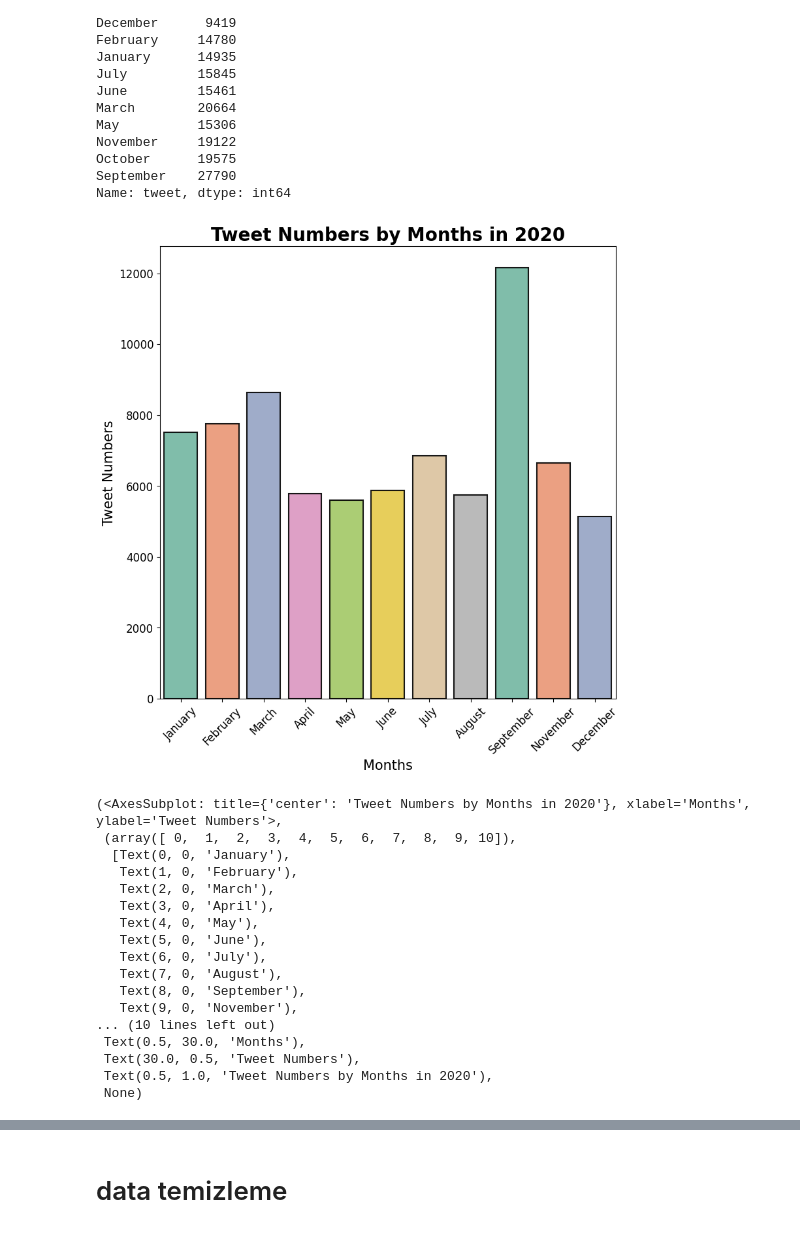
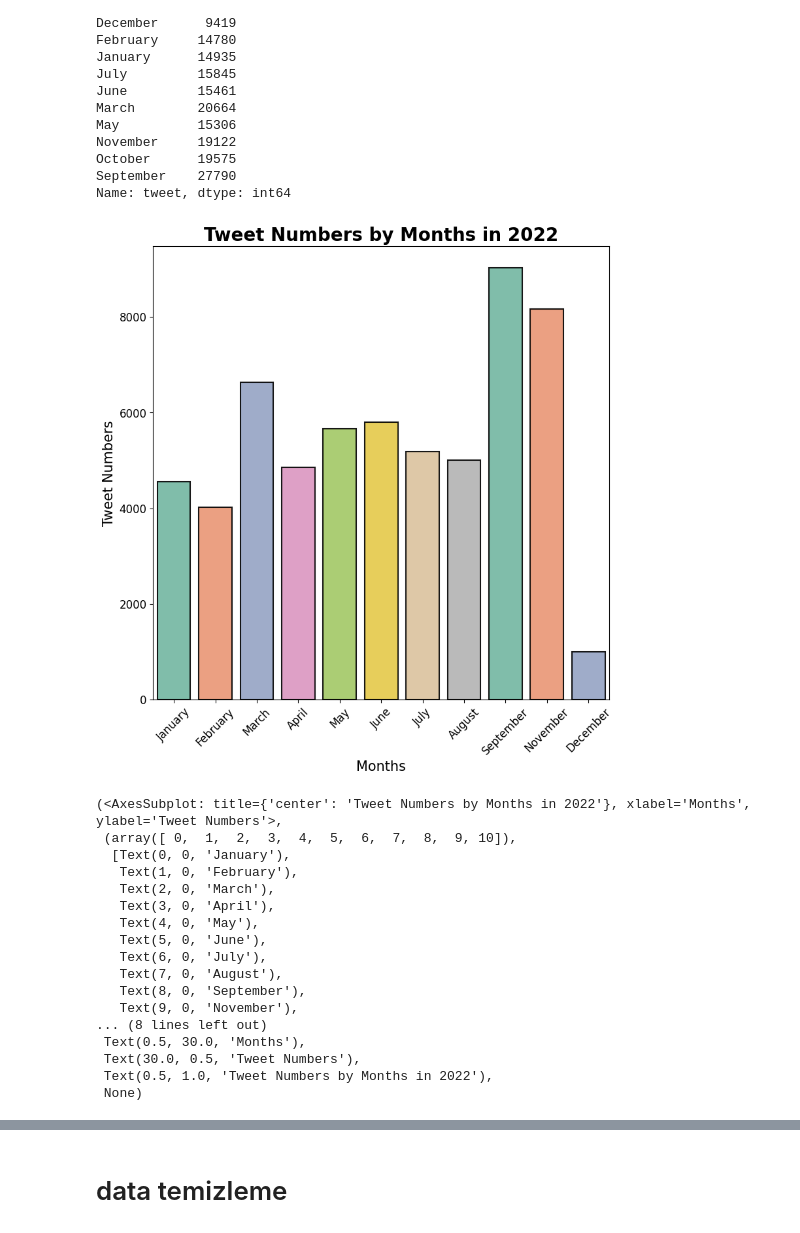
Before and after one commit to bunyaminkeles/tweet_analysis, a Jupyter notebook: analiz-1.ipynb, the cells around one changed output, grey strips where cells are left out. Saved outputs shown, nothing was run; the diff lists cells and outputs as text; code cells hidden in the pictures.

```diff
--- a/analiz-1.ipynb
+++ b/analiz-1.ipynb
@@ -220,20 +222,20 @@ Name: tweet, dtype: int64
 # %%
 
 import seaborn as sns
 plt.figure(figsize=(9,9))
-sns.countplot(x='month', data=df[df['year']==2020], palette='Set2',\
+sns.countplot(x='month', data=df[df['year']==2022], palette='Set2',\
     order=['January', 'February', 'March', 'April', 'May', 'June', 'July', 'August', 'September', 'November', 'December'],\
         edgecolor='black', linewidth=1.5, saturation=0.75, alpha=0.9),\
              plt.xticks(rotation=45, fontsize=12), plt.yticks(fontsize=12),\
                     plt.xlabel('Months', fontsize=15), plt.ylabel('Tweet Numbers', fontsize=15),\
-                        plt.title('Tweet Numbers by Months in 2020', fontsize=20, fontweight='bold'),\
+                        plt.title('Tweet Numbers by Months in 2022', fontsize=20, fontweight='bold'),\
 plt.show()
 
 
 # gerek görülürse diğer yıllar eklenebilir
 # %% [output]
-[figure, old version]
+[figure, new version]
-(<AxesSubplot: title={'center': 'Tweet Numbers by Months in 2020'}, xlabel='Months', ylabel='Tweet Numbers'>,
+(<AxesSubplot: title={'center': 'Tweet Numbers by Months in 2022'}, xlabel='Months', ylabel='Tweet Numbers'>,
  (array([ 0,  1,  2,  3,  4,  5,  6,  7,  8,  9, 10]),
   [Text(0, 0, 'January'),
    Text(1, 0, 'February'),
@@ -245,10 +247,10 @@ plt.show()
    Text(7, 0, 'August'),
    Text(8, 0, 'September'),
    Text(9, 0, 'November'),
-... (10 lines left out)
+... (8 lines left out)
  Text(0.5, 30.0, 'Months'),
  Text(30.0, 0.5, 'Tweet Numbers'),
- Text(0.5, 1.0, 'Tweet Numbers by Months in 2020'),
+ Text(0.5, 1.0, 'Tweet Numbers by Months in 2022'),
  None)
 # %%
 df.head()
```
Also changed, not shown: parts of 4 cells of this notebook, 1 other file.
